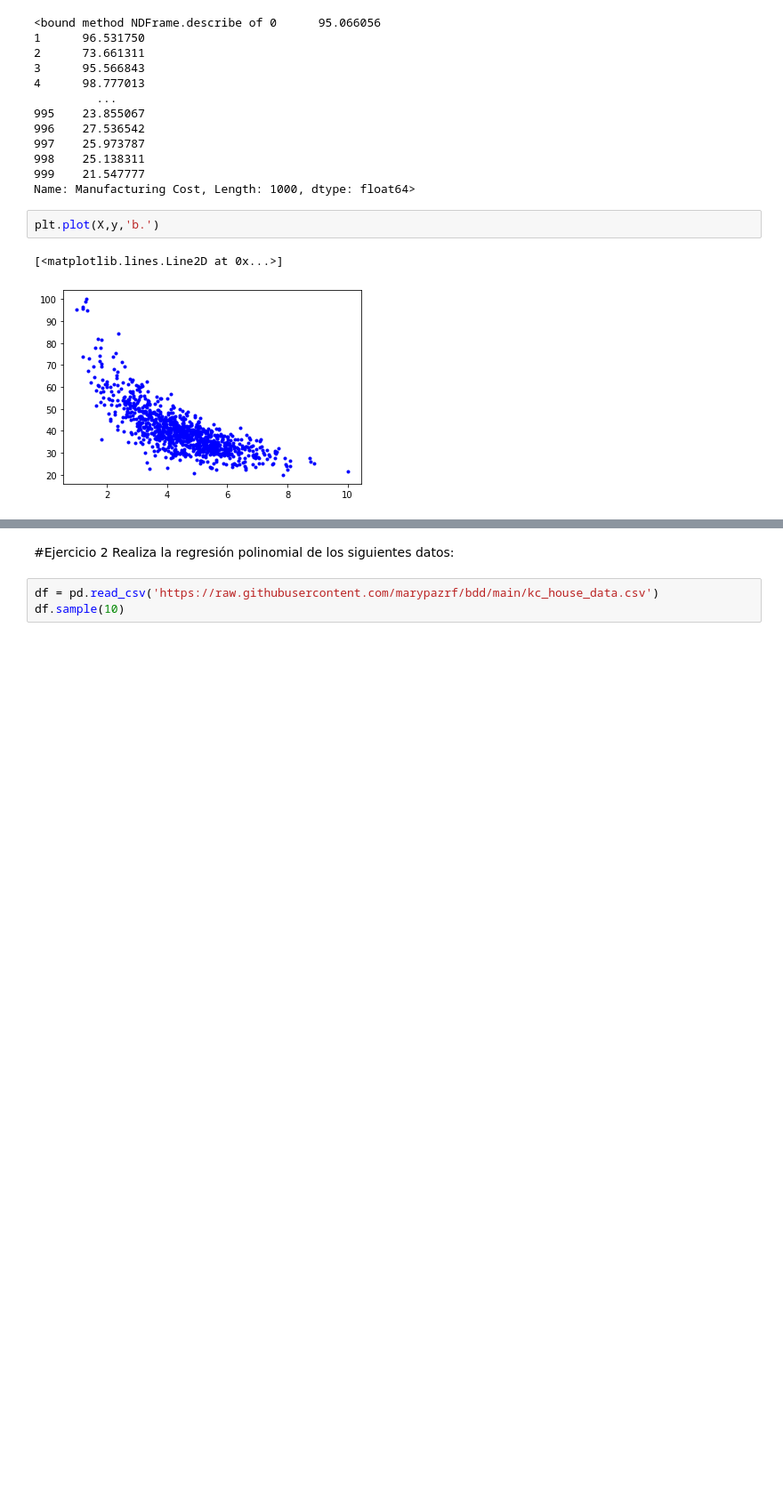
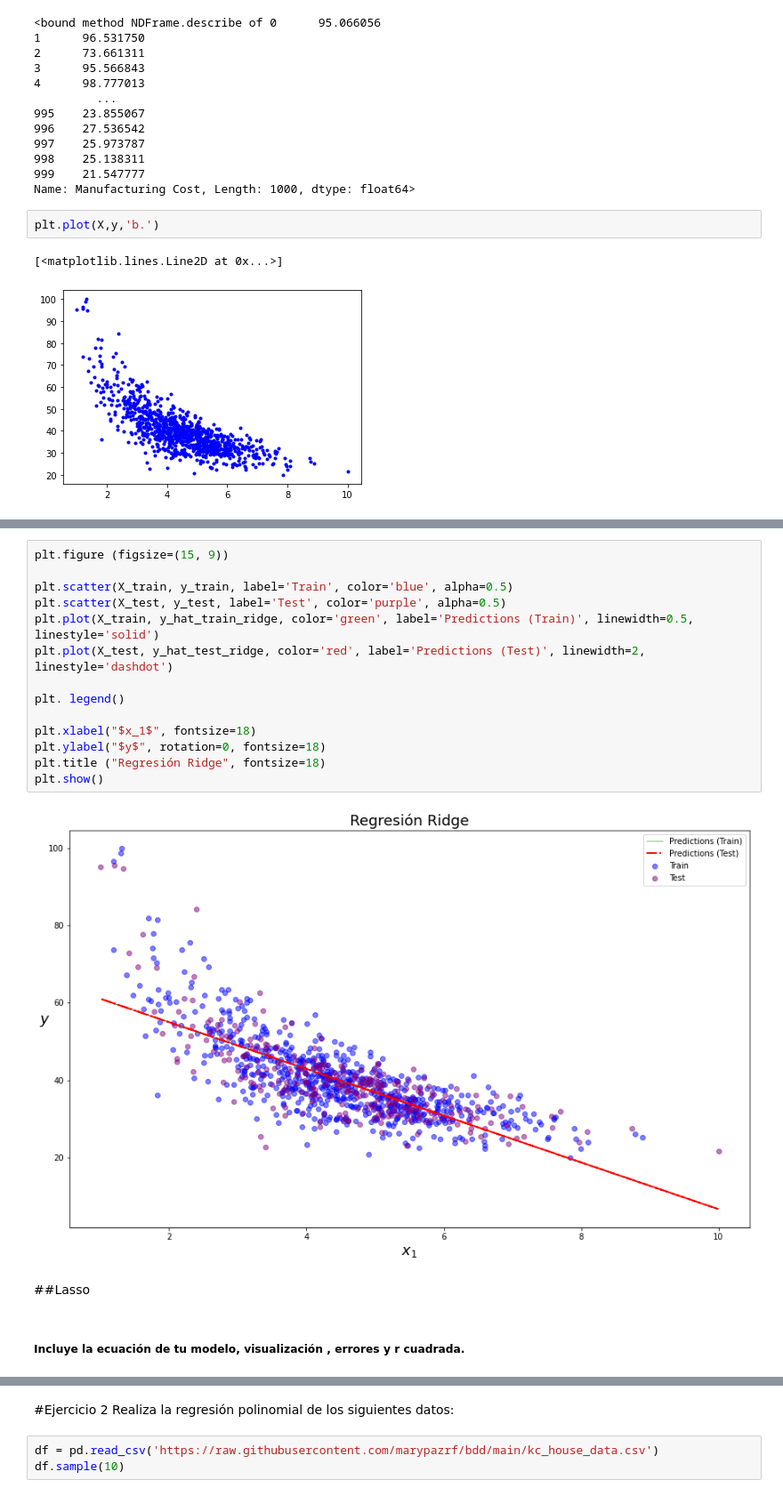
Before and after one commit to PosgradoMNA/actividades-de-aprendizaje-cardonasebastian, a Jupyter notebook: TecMty_Regresion_lineal_polinomial.ipynb, the cells around one changed output, grey strips where cells are left out. Shown at 89% size. Saved outputs shown, nothing was run; the diff lists cells and outputs as text; blank space fills up the shorter version.

```diff
--- a/TecMty_Regresion_lineal_polinomial.ipynb
+++ b/TecMty_Regresion_lineal_polinomial.ipynb
@@ -317,0 +528,20 @@ NameError: ignored
+# %%
+plt.figure (figsize=(15, 9))
+
+plt.scatter(X_train, y_train, label='Train', color='blue', alpha=0.5)
+plt.scatter(X_test, y_test, label='Test', color='purple', alpha=0.5)
+plt.plot(X_train, y_hat_train_ridge, color='green', label='Predictions (Train)', linewidth=0.5, linestyle='solid')
+plt.plot(X_test, y_hat_test_ridge, color='red', label='Predictions (Test)', linewidth=2, linestyle='dashdot')
+
+plt. legend()
+
+plt.xlabel("$x_1$", fontsize=18)
+plt.ylabel("$y$", rotation=0, fontsize=18)
+plt.title ("Regresión Ridge", fontsize=18)
+plt.show()
+# %% [output]
+[figure, added]
+# %% [markdown]
+##Lasso
+# %% [markdown]
+##### Incluye la ecuación de tu modelo, visualización , errores y r cuadrada.
```
Also changed, not shown: parts of 49 cells of this notebook.
